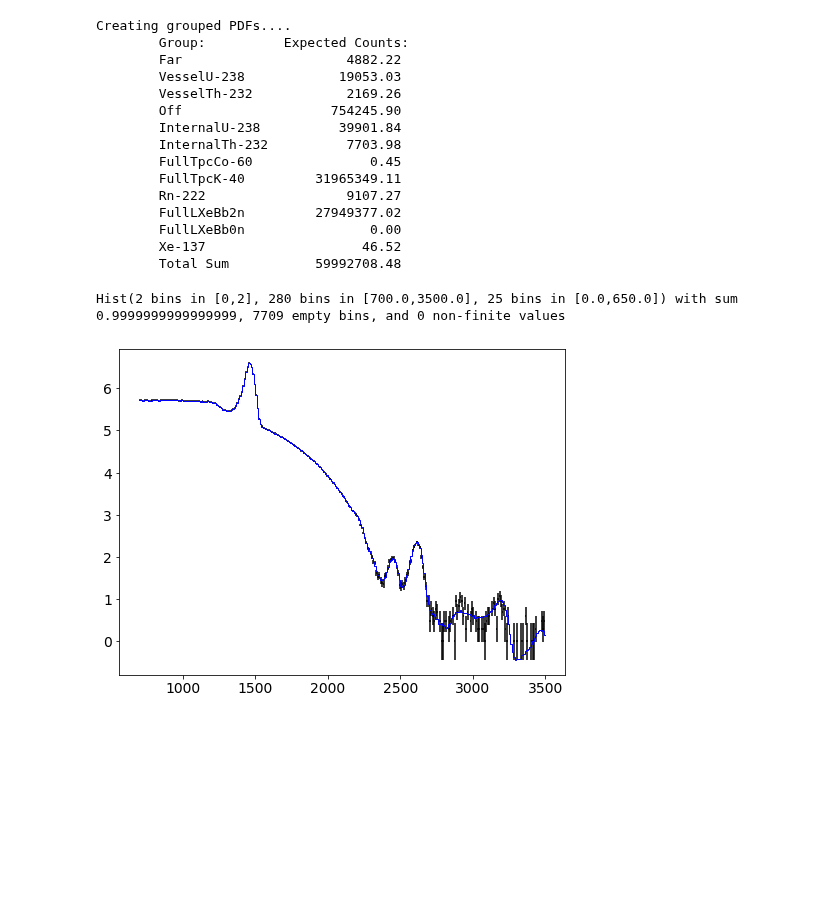
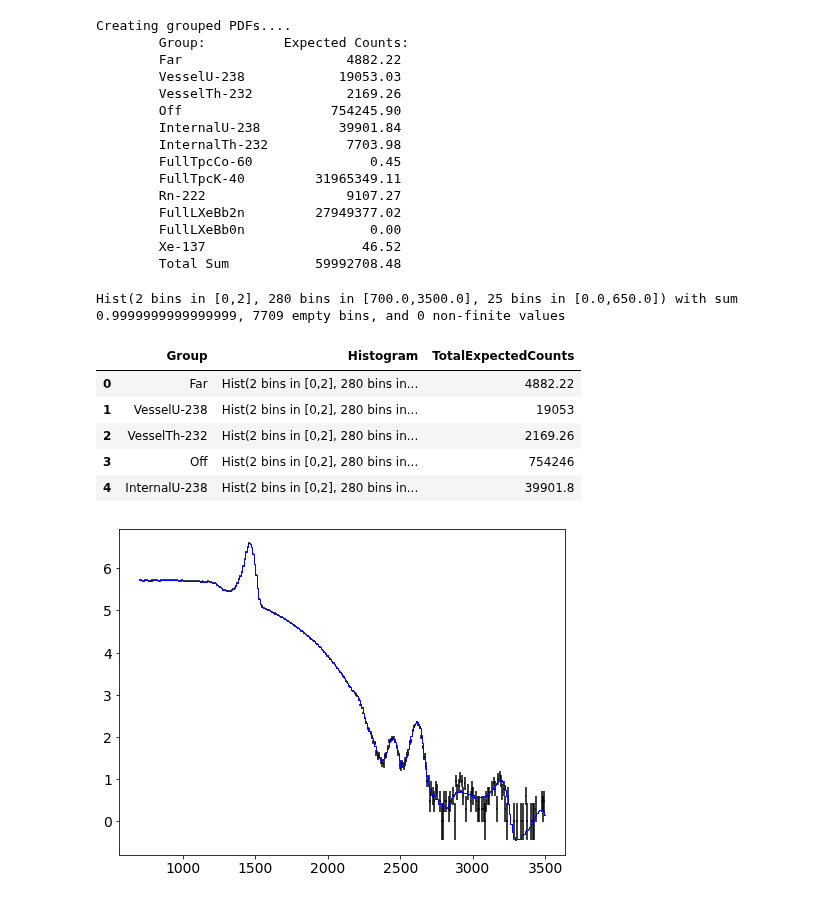
Before and after one commit to YMTheory/sensitivity, a Jupyter notebook: work/First sensitivity calculation with new code (Aug13 2019).ipynb, the cells around one changed output. Saved outputs shown, nothing was run; the diff lists cells and outputs as text; code cells hidden in the pictures; blank space fills up the shorter version.

```diff
--- a/work/First sensitivity calculation with new code (Aug13 2019).ipynb
+++ b/work/First sensitivity calculation with new code (Aug13 2019).ipynb
@@ -54,10 +54,17 @@ Creating grouped PDFs....
 # %%
 # Check and make sure any component is normalized to one total count.
 h_intu238 = workspace.df_group_pdfs['Histogram'].loc[ \
                       workspace.df_group_pdfs['Group']=='InternalU-238' ].values[0]
 print(h_intu238)
+workspace.df_group_pdfs.head()
 # %% [output]
 Hist(2 bins in [0,2], 280 bins in [700.0,3500.0], 25 bins in [0.0,650.0]) with sum 0.9999999999999999, 7709 empty bins, and 0 non-finite values
+|  | Group | Histogram | TotalExpectedCounts |
+| 0 | Far | Hist(2 bins in [0,2], 280 bins in... | 4882.22 |
+| 1 | VesselU-238 | Hist(2 bins in [0,2], 280 bins in... | 19053 |
+| 2 | VesselTh-232 | Hist(2 bins in [0,2], 280 bins in... | 2169.26 |
+| 3 | Off | Hist(2 bins in [0,2], 280 bins in... | 754246 |
+| 4 | InternalU-238 | Hist(2 bins in [0,2], 280 bins in... | 39901.8 |
 # %%
 model = nEXOFitModel.nEXOFitModel()
 # %%
```
Also changed, not shown: parts of 5 cells of this notebook, 2 other files.
